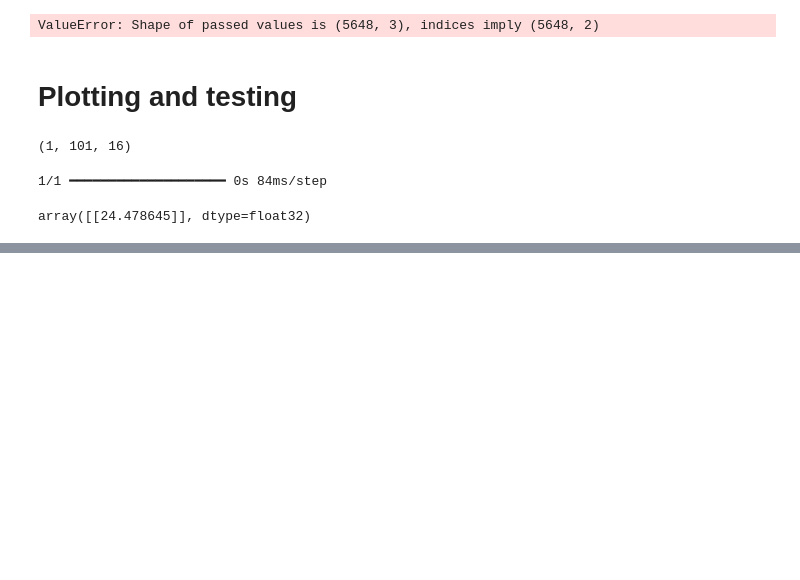
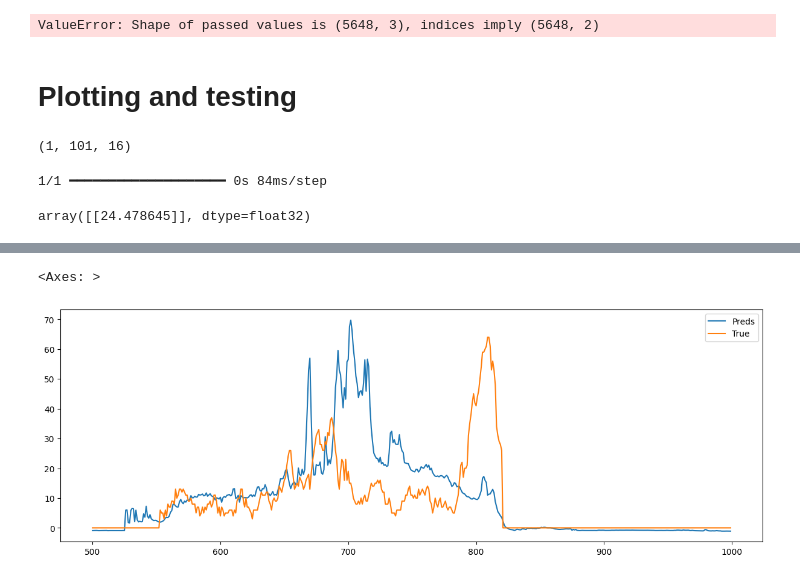
Before and after one commit to lordaarush/Cloud-Cover-Detection, a Jupyter notebook: clouds-movement-prediction.ipynb, the cells around one changed output, grey strips where cells are left out. Cells and saved outputs as stored; diff of their text form; code cells hidden in the pictures; blank space fills up the shorter version.

Commit message:
Kaggle Notebook | Clouds Movement Prediction | Version 10

```diff
--- a/clouds-movement-prediction.ipynb
+++ b/clouds-movement-prediction.ipynb
@@ -571,11 +450,11 @@ train_x_df = train[
        'Station Pressure [mBar]', 'Precipitation (Accumulated) [mm]',
        'Snow Depth [cm]', 'Moisture', 'Albedo (CMP11)']
 ].astype(np.float64)
-train_x_df.loc[:,:] = scalerx.transform(train_x_df)
+train_x_df.loc[:,:] = scalerx.fit_transform(train_x_df)
 
 train_y_df = train[['Total Cloud Cover [%]']].astype(np.float64)
 
-train_y_df.loc[:,:] = scalery.transform(train_y_df)
+train_y_df.loc[:,:] = scalery.fit_transform(train_y_df)
 
 train_x_df.loc[:,['Total Cloud Cover [%]']] = train_y_df.loc[:,['Total Cloud Cover [%]']]
 # %%
@@ -791,9 +670,11 @@ def get_sequences_of_listed_days(days_list, data_df,train_x_df, train_y_df, wind
             data_len = day_x_df.shape[0]
             assert day_x_df.shape[0] == day_y_df.shape[0]
             day_x_df = day_x_df[0 : data_len - future_buffer]
-            day_y_df = day_y_df[window_size:]
+            day_y_df = day_y_df[window_size + future_buffer - 1:]
             X_dataset_list.append(get_dataset_of_sequences(day_x_df, window_size = window_size))
-            y_dataset_list.append(get_dataset_of_sequences(day_y_df, window_size = future_buffer))
+#             y_dataset_list.append(get_dataset_of_sequences(day_y_df, window_size = future_buffer))
+            y_dataset_list.append(tf.data.Dataset.from_tensor_slices(day_y_df))
+
 
         X_dataset = X_dataset_list[0]
         y_dataset = y_dataset_list[0]
@@ -1344,3 +1321,5 @@ scalery.inverse_transform(model.predict(np.expand_dims(train_x_df.loc[480:480+16
 array([[24.478645]], dtype=float32)
 # %%
 scalery.inverse_transform(model.predict(X_train[0]))
+# %%
+predictions = model.predict(dataset_val)
@@ -1346,0 +1328,7 @@ scalery.inverse_transform(model.predict(X_train[0]))
+# %%
+y_val = np.concatenate([data[1] for data in dataset_val])
+# %%
+pd.DataFrame(np.column_stack([scalery.inverse_transform(predictions), scalery.inverse_transform(y_val)]), columns = ['Preds', 'True'])[500:1000].plot(figsize = (15,5))
+# %% [output]
+<Axes: >
+[figure, added]
```
Also changed, not shown: parts of 46 cells of this notebook.
